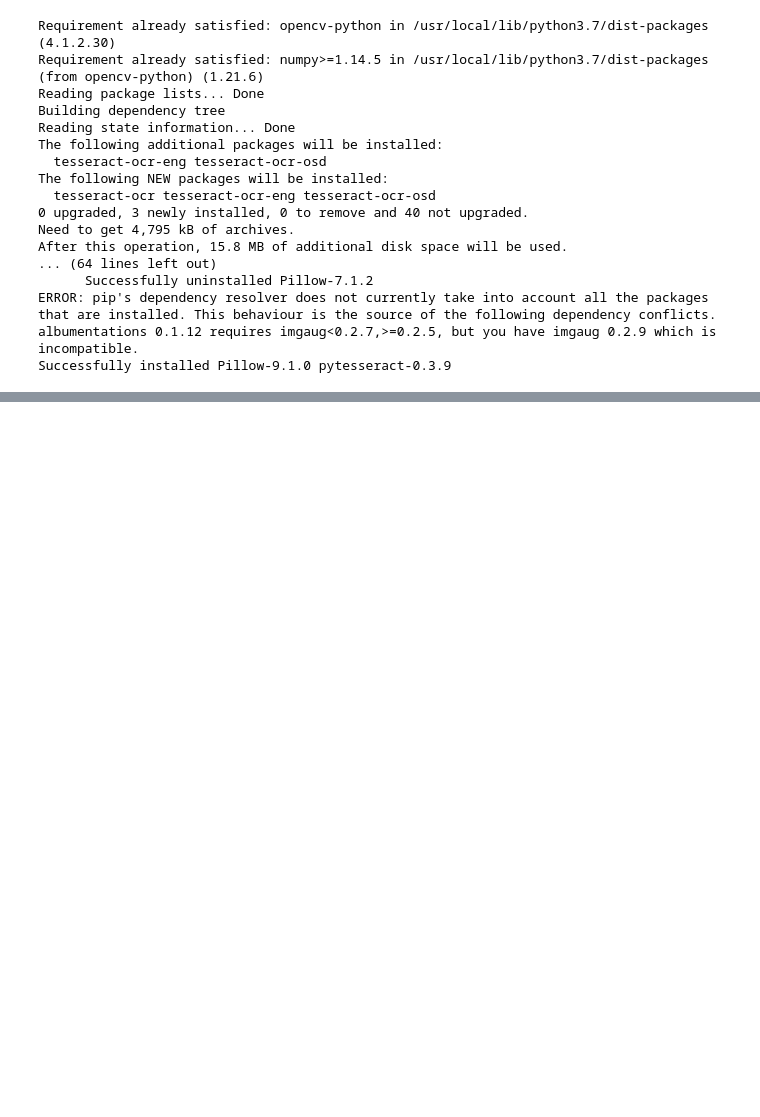
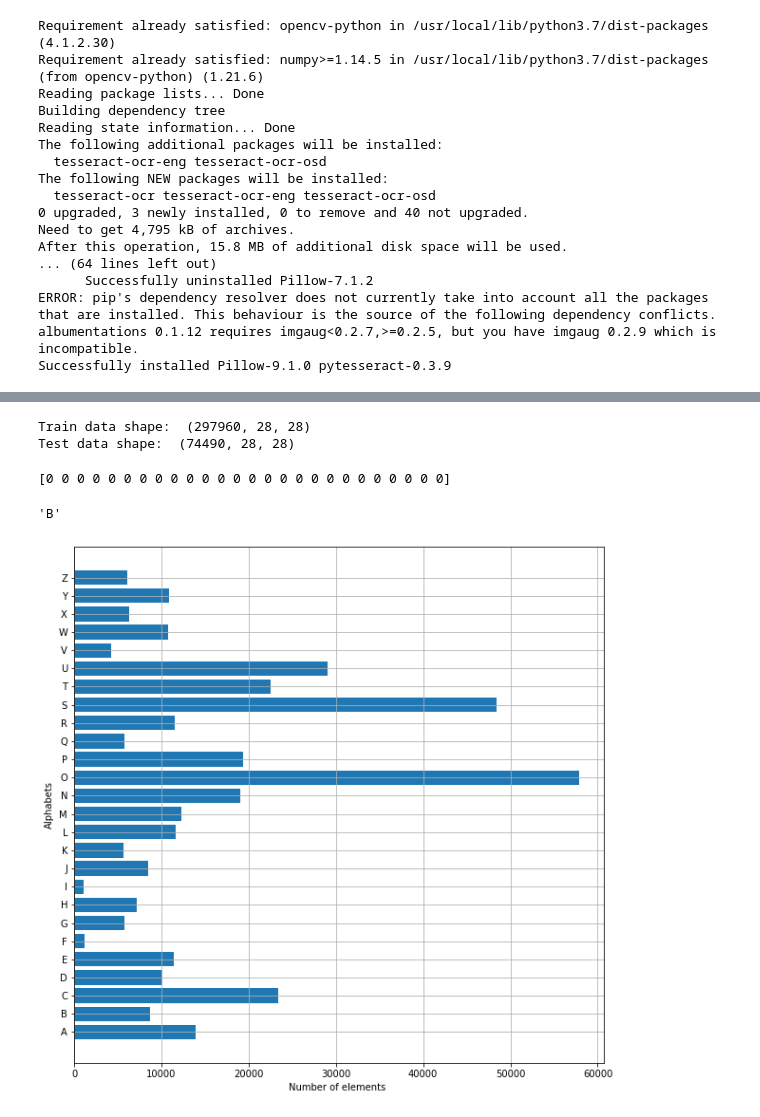
Before and after one commit to dineshnaikb/dineshnaikb, a Jupyter notebook: hwrc/hwcr.ipynb, the cells around one changed output, grey strips where cells are left out. Cells and saved outputs as stored; diff of their text form; code cells hidden in the pictures; blank space fills up the shorter version.

```diff
--- a/hwrc/hwcr.ipynb
+++ b/hwrc/hwcr.ipynb
@@ -47,0 +105,54 @@ PyTorch CNN
+# %%
+#The ‘0’ contains the labels, & so we drop the ‘0’ column from the data dataframe read
+X = data.drop('0',axis = 1)
+y = data['0'] #and put the 0 column in the label y
+# %%
+#IN this step Machine learning Model preparation for spliting test and Train data. We
+#Test size would be your choise here I put it 0.2 % data
+train_x, test_x, train_y, test_y = train_test_split(X, y, test_size = 0.2)
+#The below step  is to reshape the Image and Label data according to our requirement
+#shape size would be [28,28]
+
+train_x = np.reshape(train_x.values, (train_x.shape[0], 28,28))
+test_x = np.reshape(test_x.values, (test_x.shape[0], 28,28))
+print("Train data shape: ", train_x.shape)
+print("Test data shape: ", test_x.shape)
+#After printing you will get the Train Data "Train data shape:  (297960, 28, 28)"
+#After printing you will get the Test Data "Test data shape:  (74490, 28, 28)"
+# %% [output]
+Train data shape:  (297960, 28, 28)
+Test data shape:  (74490, 28, 28)
+# %%
+#This is the self made dictionary of Alphabets agains number 0 will be A , 1 will be B and so on
+word_dict = {0:'A',1:'B',2:'C',3:'D',4:'E',5:'F',6:'G',7:'H',8:'I',9:'J',10:'K',
+             11:'L',12:'M',13:'N',14:'O',15:'P',16:'Q',17:'R',18:'S',19:'T',20:'U',
+             21:'V',22:'W',23:'X', 24:'Y',25:'Z'}
+# %%
+#This count list has the number of images present in the dataset belonging to each alphabet.
+y_int = np.int0(y)
+count = np.zeros(26, dtype='int')
+print(count)
+for i in y_int:
+   count[i] +=1
+# %% [output]
+[0 0 0 0 0 0 0 0 0 0 0 0 0 0 0 0 0 0 0 0 0 0 0 0 0 0]
+# %%
+#We get the list named alphabets for the Comparision purpose
+alphabets = []
+for i in word_dict.values():
+    alphabets.append(i)
+# %%
+alphabets[1]
+# %% [output]
+'B'
+# %%
+#We are ploting the bar graph of size 10 , 10
+#In which we can clearly see that Alphabets "o" frequency is greater than 50,000
+fig, ax = plt.subplots(1,1, figsize=(10,10))
+ax.barh(alphabets, count)
+plt.xlabel("Number of elements ")
+plt.ylabel("Alphabets")
+plt.grid()
+plt.show()
+# %% [output]
+[figure, added]
```
Also changed, not shown: parts of 24 cells of this notebook.
